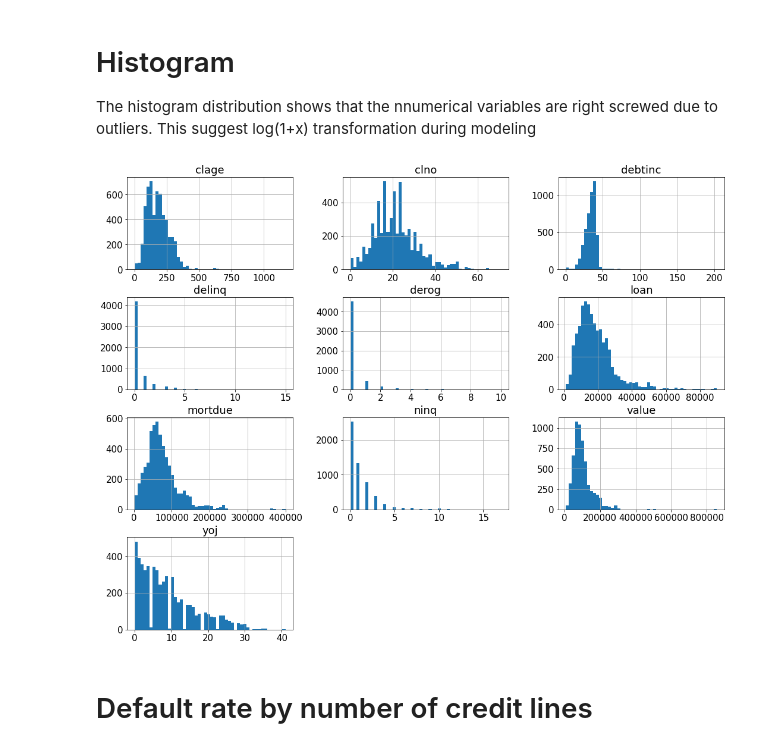
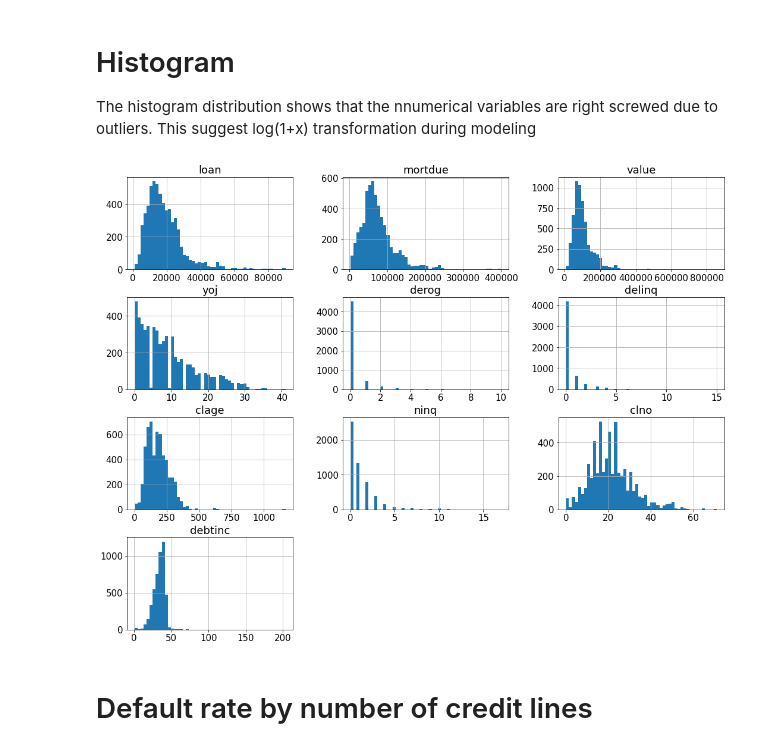
Before and after one commit to Owerre/Home-Equity-Loan, a Jupyter notebook: notebooks/01-eda.ipynb, the cells around one changed output. Saved outputs shown, nothing was run; the diff lists cells and outputs as text; code cells hidden in the pictures.

```diff
--- a/notebooks/01-eda.ipynb
+++ b/notebooks/01-eda.ipynb
@@ -20,9 +25,16 @@ plt.rcParams.update({'font.size': 15})
+# %%
+# Create spark session
+spark = SparkSession.builder.appName("project").getOrCreate()
 # %% [markdown]
 # Load data
 # %%
-df = pd.read_csv('../data/hmeq.csv') # load data
-print("Data size:", df.shape) # print data size
-df.columns = [x.lower() for x in df.columns] # column names in lower case
-df.head()
+df = spark.read.csv('../data/hmeq.csv', inferSchema = True, header = True)  # load data
+
+df = df.toDF(*[c.lower() for c in df.columns]) # column names in lower case
+
+df.createOrReplaceTempView("raw_table") # create table for sql query
+
+print("Data size:", (df.count(), len(df.columns))) # print data size
+df.show()
 # %% [output]
 Data size: (5960, 13)
@@ -128,3 +157,6 @@ df.describe()
+# %%
+# Pandas dataframe
+pdf = df.toPandas()
 # %% [markdown]
 # Predictors' Correlation
 The correlation matrix shows slightly high correlation between value and mortdue
@@ -146,10 +178,10 @@ plt.show()
 # Histogram
 The histogram distribution shows that the nnumerical variables are right screwed due to outliers. This suggest log(1+x) transformation during modeling
 # %%
-df.drop('bad', axis = 1).hist(bins = 50, figsize = (18,14))
+pdf.drop('bad', axis = 1).hist(bins = 50, figsize = (18,14))
 plt.show()
 # %% [output]
-[figure, old version]
+[figure, new version]
 # %% [markdown]
 # Default rate by number of credit lines
 # %%
```
Also changed, not shown: parts of 19 cells of this notebook, 3 other files.
